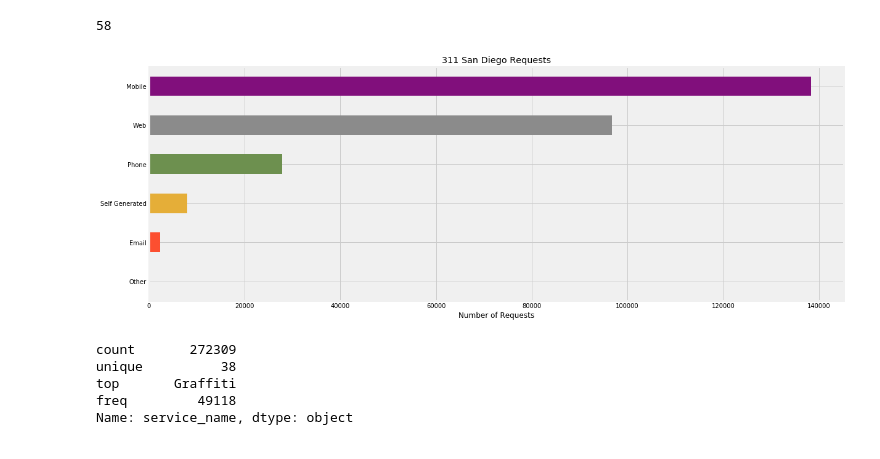
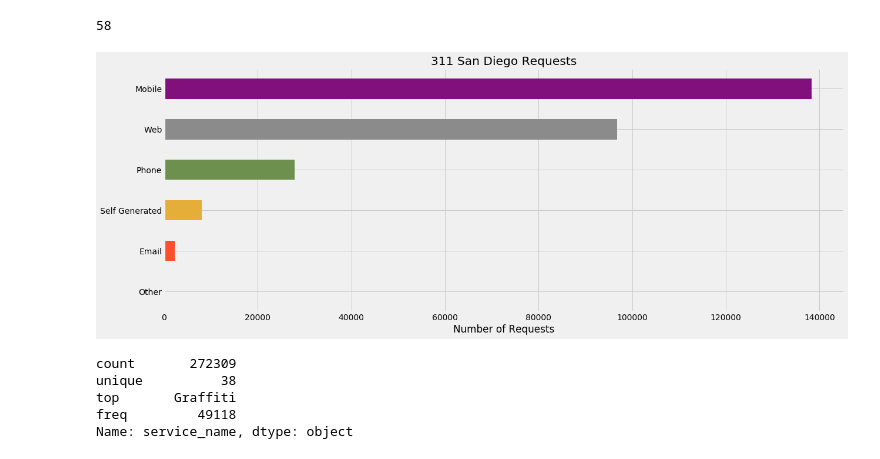
Before and after one commit to farhadOmidvar/311-San-Diego, a Jupyter notebook: notebooks/Requests_Sources.ipynb, the cells around one changed output. Cells and saved outputs as stored; diff of their text form; code cells hidden in the pictures.

```diff
--- a/notebooks/Requests_Sources.ipynb
+++ b/notebooks/Requests_Sources.ipynb
@@ -187,14 +188,15 @@ Other_Source_num
 # %%
 xticks_sources = ['Mobile', 'Web', 'Phone', 'Self Generated', 'Email', 'Other']
 Requests_bar_values = [Mobile_num, Web_num, Phone_num, Crew_Self_Generated_num, Email_num, Other_Source_num]
 Requests_bar_values_se = pd.Series(Requests_bar_values, index=xticks_sources)
 Requests_bar_values_se.sort_values(inplace=True)
 a = Requests_bar_values_se.plot.barh(title="311 San Diego Requests", figsize = (18, 7))
 a.set_xlabel("Number of Requests")
 a.set_title("311 San Diego Requests")
+plt.tight_layout()
 ax.figure.savefig(os.path.join('..', 'figures', '311_San_Diego_Requests_sources.png'))
 # %% [output]
-[figure, old version]
+[figure, new version]
 # %%
 Requests_df["service_name"].describe()
 # %% [output]
```
Also changed, not shown: parts of 5 cells of this notebook, 10 other files.
